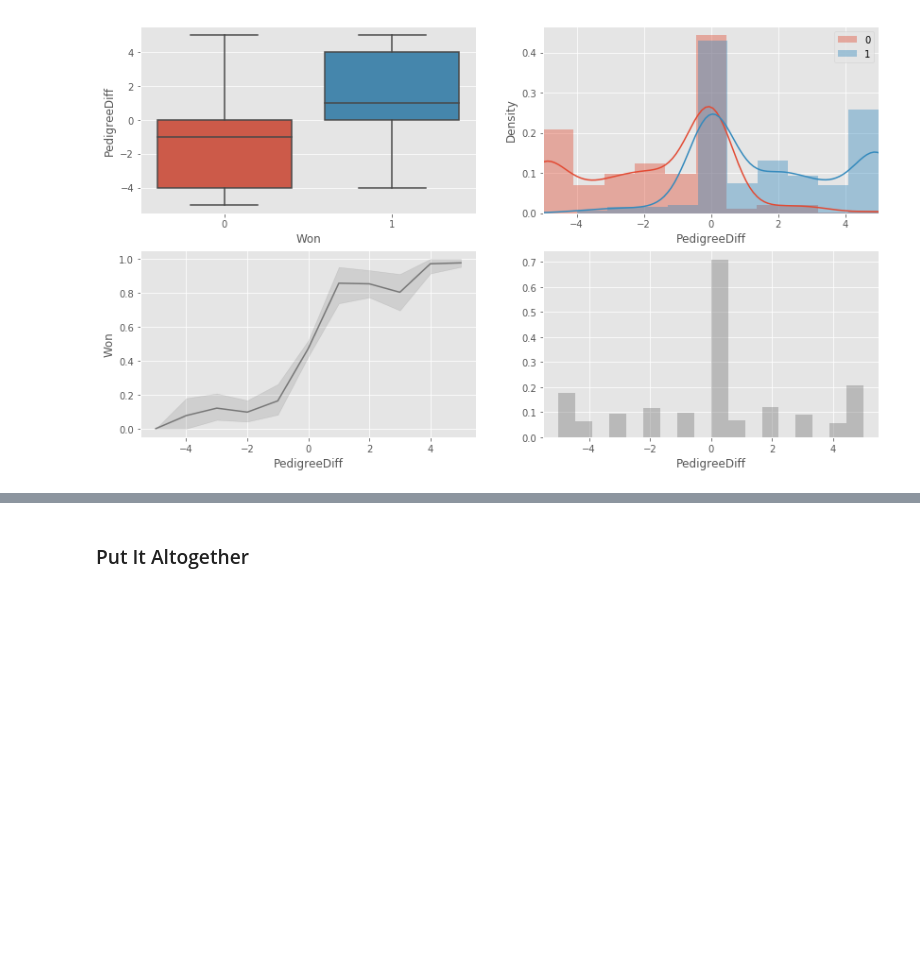
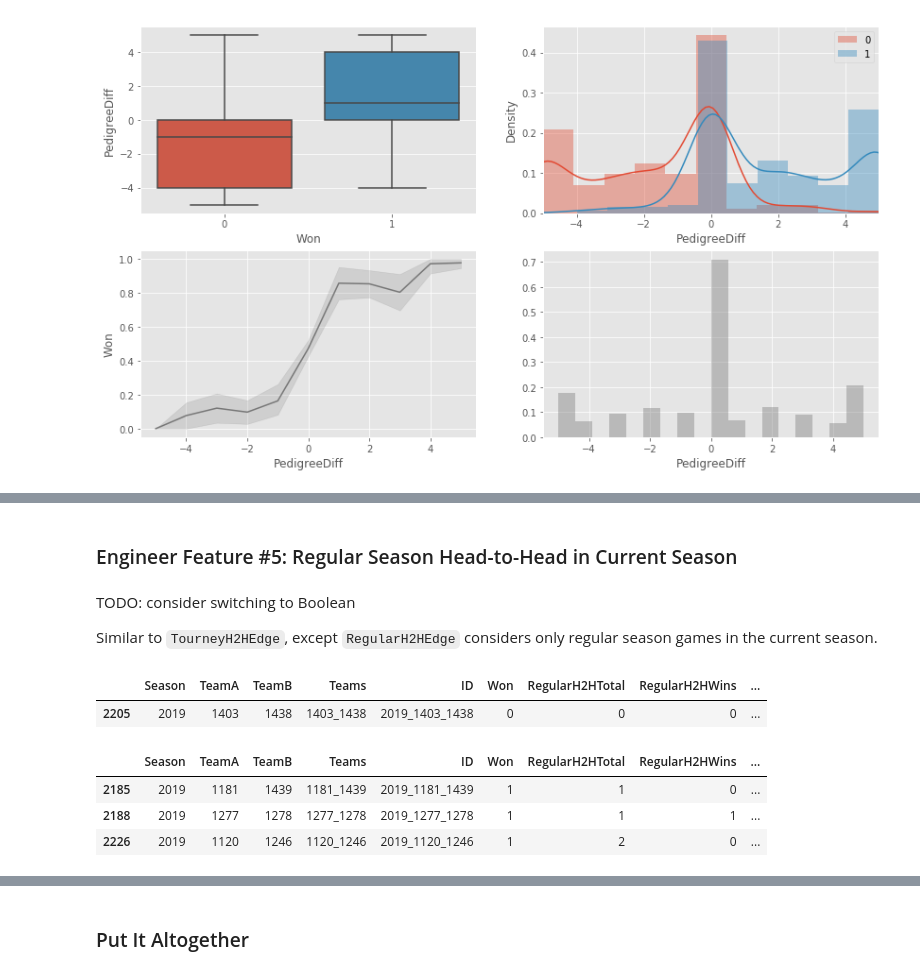
Before and after one commit to nyjgary/march-madness-2020, a Jupyter notebook: March-Madness-2020.ipynb, the cells around one changed output, grey strips where cells are left out. Cells and saved outputs as stored; diff of their text form; code cells hidden in the pictures; blank space fills up the shorter version.

```diff
--- a/March-Madness-2020.ipynb
+++ b/March-Madness-2020.ipynb
@@ -401,0 +404,6 @@ clf_eda_numeric(labeled_pairs_w_h2h, feature='TourneyH2HEdge')
+# %% [markdown]
+### Engineer Feature #5: Regular Season Head-to-Head in Current Season
+# %% [markdown]
+TODO: consider switching to Boolean
+
+Similar to `TourneyH2HEdge`, except `RegularH2HEdge` considers only regular season games in the current season.
@@ -402 +437,12 @@ clf_eda_numeric(labeled_pairs_w_h2h, feature='TourneyH2HEdge')
+# %%
+regular_h2h_df = append_regular_head_to_head(labeled_pairs, regular_results)
+display(regular_h2h_df.query("Teams == '1403_1438'")) # UVA and TexasTech never played each other in regular season
+display(regular_h2h_df.query('RegularH2HEdge != 0').tail(3))
+# %% [output]
+|  | Season | TeamA | TeamB | Teams | ID | Won | RegularH2HTotal | RegularH2HWins | ... |
+| 2205 | 2019 | 1403 | 1438 | 1403_1438 | 2019_1403_1438 | 0 | 0 | 0 | ... |
+|  | Season | TeamA | TeamB | Teams | ID | Won | RegularH2HTotal | RegularH2HWins | ... |
+| 2185 | 2019 | 1181 | 1439 | 1181_1439 | 2019_1181_1439 | 1 | 1 | 0 | ... |
+| 2188 | 2019 | 1277 | 1278 | 1277_1278 | 2019_1277_1278 | 1 | 1 | 1 | ... |
+| 2226 | 2019 | 1120 | 1246 | 1120_1246 | 2019_1120_1246 | 1 | 2 | 0 | ... |
 # %%
```
Also changed, not shown: parts of 15 cells of this notebook.
